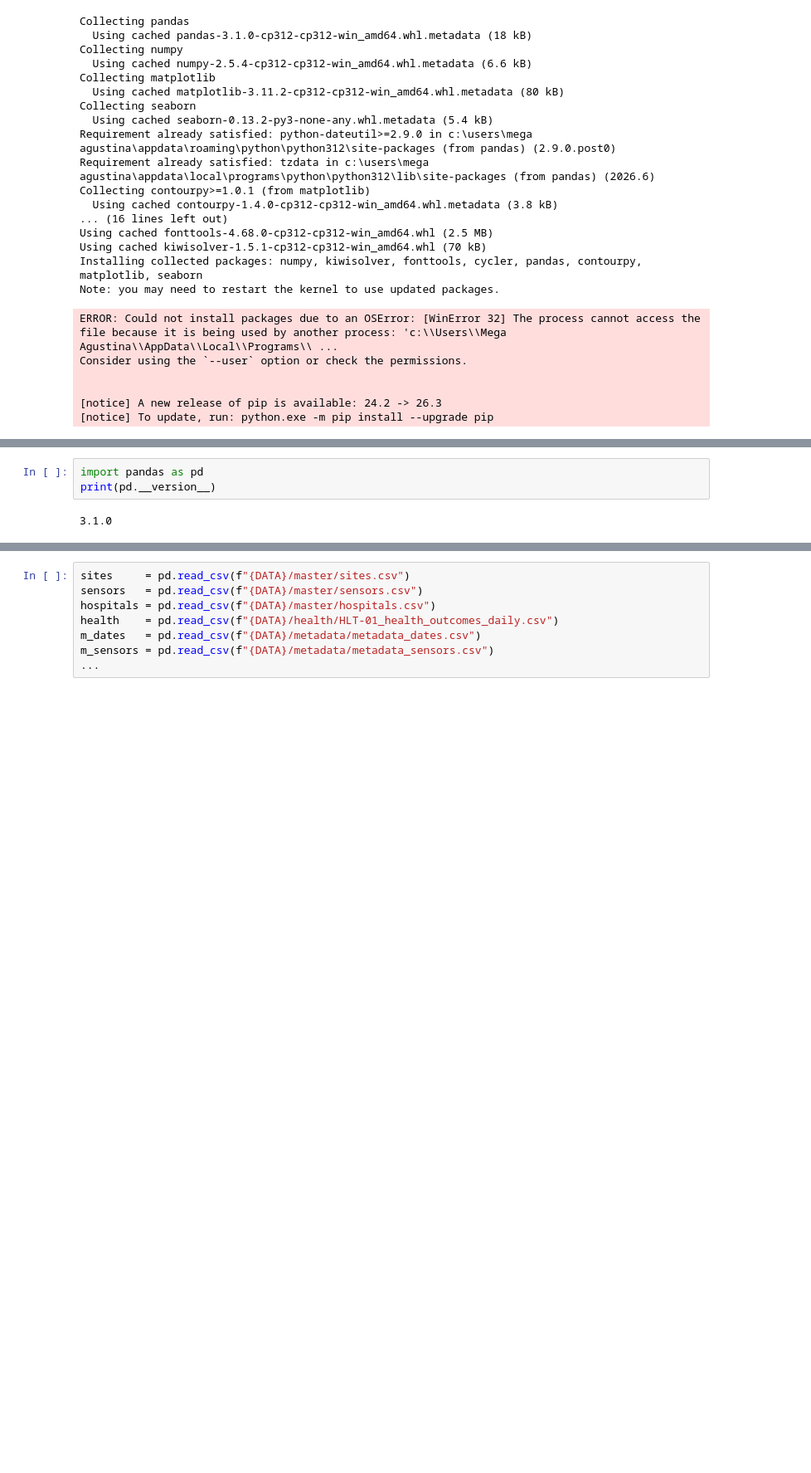
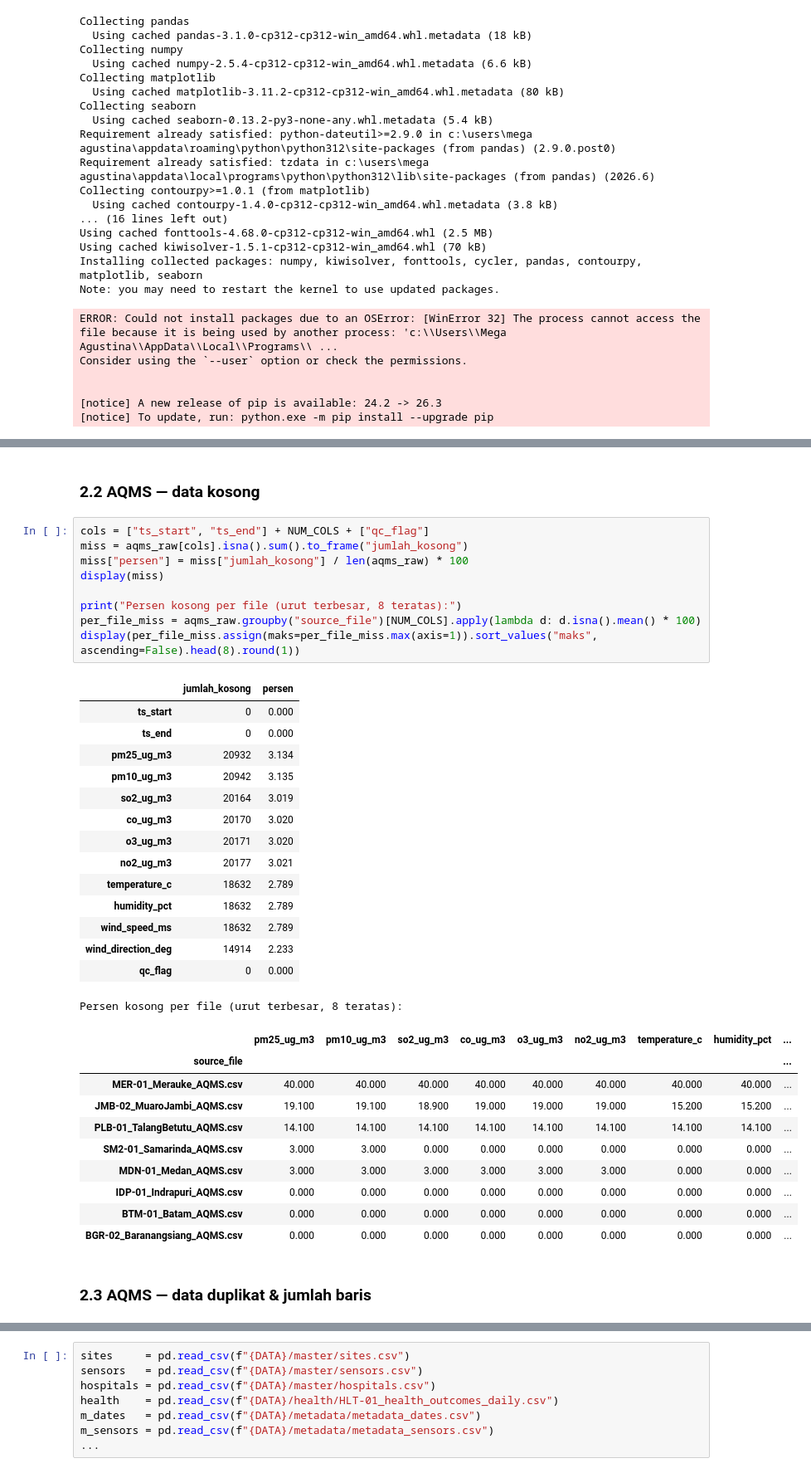
Before and after one commit to megaaugshbg/dagelarrasa, a Jupyter notebook: notebooks/data_wrangling.ipynb, the cells around one changed output, grey strips where cells are left out. Shown at 83% size. Saved outputs shown, nothing was run; the diff lists cells and outputs as text; blank space fills up the shorter version.

```diff
--- a/notebooks/data_wrangling.ipynb
+++ b/notebooks/data_wrangling.ipynb
@@ -59,6 +207,40 @@ Requirement already satisfied: pure-eval in c:\users\mega agustina\appdata\roami
+# %% [markdown]
+### 2.2 AQMS — data kosong
 # %%
-import pandas as pd
-print(pd.__version__)
+cols = ["ts_start", "ts_end"] + NUM_COLS + ["qc_flag"]
+miss = aqms_raw[cols].isna().sum().to_frame("jumlah_kosong")
+miss["persen"] = miss["jumlah_kosong"] / len(aqms_raw) * 100
+display(miss)
+
+print("Persen kosong per file (urut terbesar, 8 teratas):")
+per_file_miss = aqms_raw.groupby("source_file")[NUM_COLS].apply(lambda d: d.isna().mean() * 100)
+display(per_file_miss.assign(maks=per_file_miss.max(axis=1)).sort_values("maks", ascending=False).head(8).round(1))
 # %% [output]
+|  | jumlah_kosong | persen |
+| ts_start | 0 | 0.000 |
+| ts_end | 0 | 0.000 |
+| pm25_ug_m3 | 20932 | 3.134 |
+| pm10_ug_m3 | 20942 | 3.135 |
+| so2_ug_m3 | 20164 | 3.019 |
+| co_ug_m3 | 20170 | 3.020 |
+| o3_ug_m3 | 20171 | 3.020 |
+| no2_ug_m3 | 20177 | 3.021 |
+| temperature_c | 18632 | 2.789 |
+| humidity_pct | 18632 | 2.789 |
+| wind_speed_ms | 18632 | 2.789 |
+| wind_direction_deg | 14914 | 2.233 |
+| qc_flag | 0 | 0.000 |
-3.1.0
+Persen kosong per file (urut terbesar, 8 teratas):
+|  | pm25_ug_m3 | pm10_ug_m3 | so2_ug_m3 | co_ug_m3 | o3_ug_m3 | no2_ug_m3 | temperature_c | humidity_pct | ... |
+| source_file |  |  |  |  |  |  |  |  | ... |
+| MER-01_Merauke_AQMS.csv | 40.000 | 40.000 | 40.000 | 40.000 | 40.000 | 40.000 | 40.000 | 40.000 | ... |
+| JMB-02_MuaroJambi_AQMS.csv | 19.100 | 19.100 | 18.900 | 19.000 | 19.000 | 19.000 | 15.200 | 15.200 | ... |
+| PLB-01_TalangBetutu_AQMS.csv | 14.100 | 14.100 | 14.100 | 14.100 | 14.100 | 14.100 | 14.100 | 14.100 | ... |
+| SM2-01_Samarinda_AQMS.csv | 3.000 | 3.000 | 0.000 | 0.000 | 0.000 | 0.000 | 0.000 | 0.000 | ... |
+| MDN-01_Medan_AQMS.csv | 3.000 | 3.000 | 3.000 | 3.000 | 3.000 | 3.000 | 0.000 | 0.000 | ... |
+| IDP-01_Indrapuri_AQMS.csv | 0.000 | 0.000 | 0.000 | 0.000 | 0.000 | 0.000 | 0.000 | 0.000 | ... |
+| BTM-01_Batam_AQMS.csv | 0.000 | 0.000 | 0.000 | 0.000 | 0.000 | 0.000 | 0.000 | 0.000 | ... |
+| BGR-02_Baranangsiang_AQMS.csv | 0.000 | 0.000 | 0.000 | 0.000 | 0.000 | 0.000 | 0.000 | 0.000 | ... |
+# %% [markdown]
+### 2.3 AQMS — data duplikat & jumlah baris
 # %%
```
Also changed, not shown: parts of 19 cells of this notebook.
